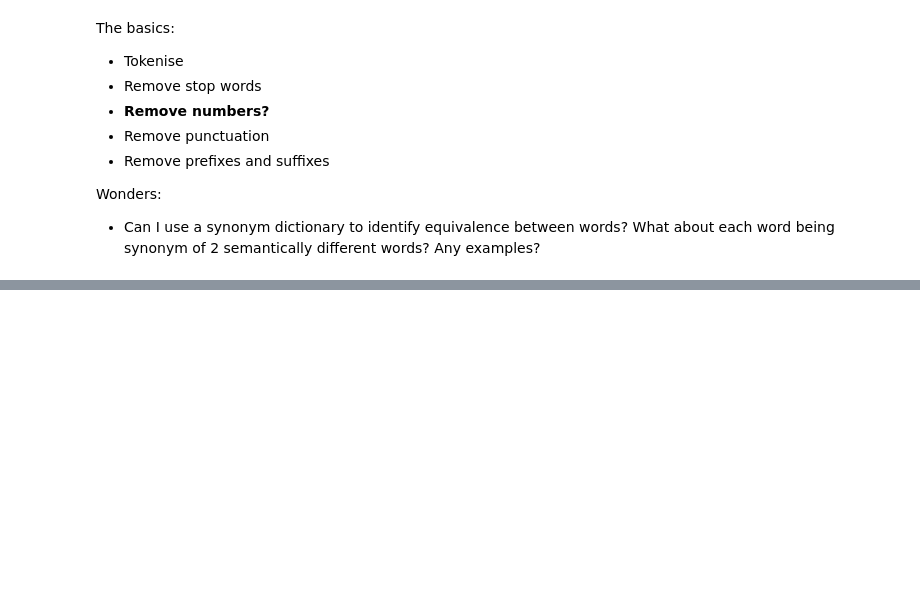
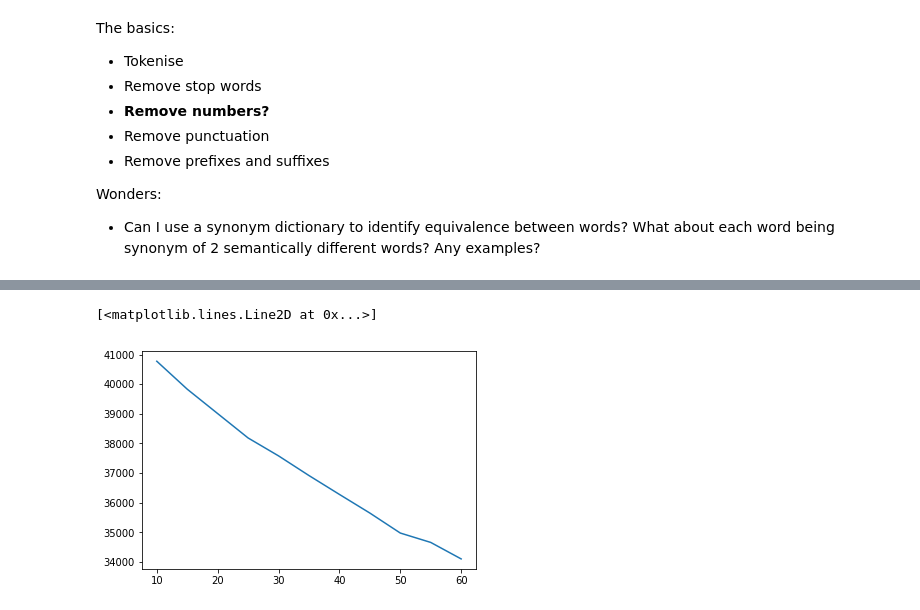
Before and after one commit to giuliano0/mo444-2018s1, a Jupyter notebook: lab3/src/exploration.ipynb, the cells around one changed output, grey strips where cells are left out. Saved outputs shown, nothing was run; the diff lists cells and outputs as text; code cells hidden in the pictures; blank space fills up the shorter version.

```diff
--- a/lab3/src/exploration.ipynb
+++ b/lab3/src/exploration.ipynb
@@ -188,0 +238,17 @@ Type:      method
+# %%
+k_values = np.arange(10, 61, 5)
+km_scores_df = pd.DataFrame(columns=('k', 'inertia', 'silhouette', 'calinski_harabaz'))
+
+for k in k_values:
+    km = KMeans(n_clusters=k, n_jobs=4)
+    t0 = time.time()
+
+    km.fit(tfidf_vecs)
+
+    print('k-Means trained with k = %d in %.1fs' % (k, time.time() - t0))
+
+    km_scores_df.loc[len(km_scores_df)] = [k, km.inertia_,
+        silhouette_score(tfidf_vecs, km.labels_, metric='euclidean', sample_size=200),
+        calinski_harabaz_score(tfidf_vecs, km.labels_)]
+
+print('done')
@@ -188,0 +285,5 @@ Type:      method
+# %%
+plt.plot(km_scores_df['k'], km_scores_df['inertia'])
+# %% [output]
+[<matplotlib.lines.Line2D at 0x...>]
+[figure, added]
```
Also changed, not shown: parts of 46 cells of this notebook.
